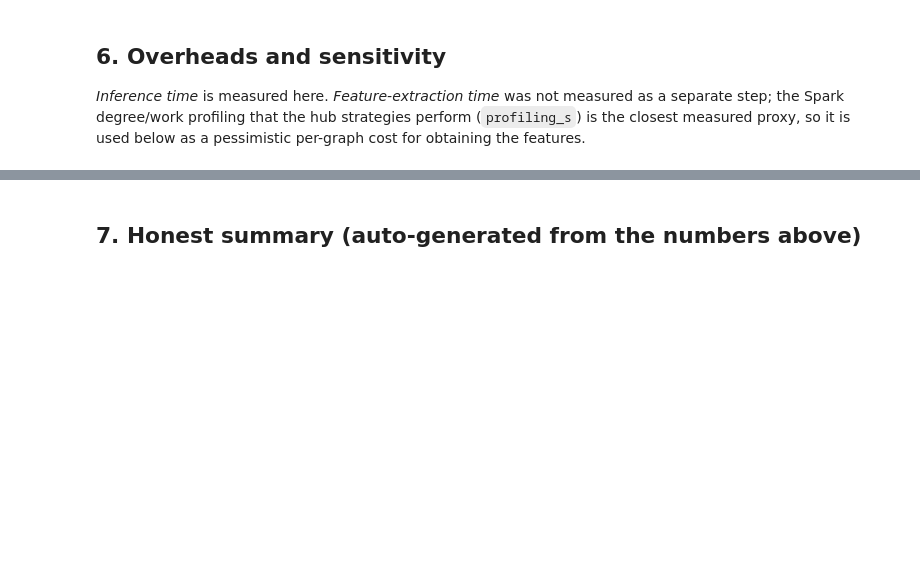
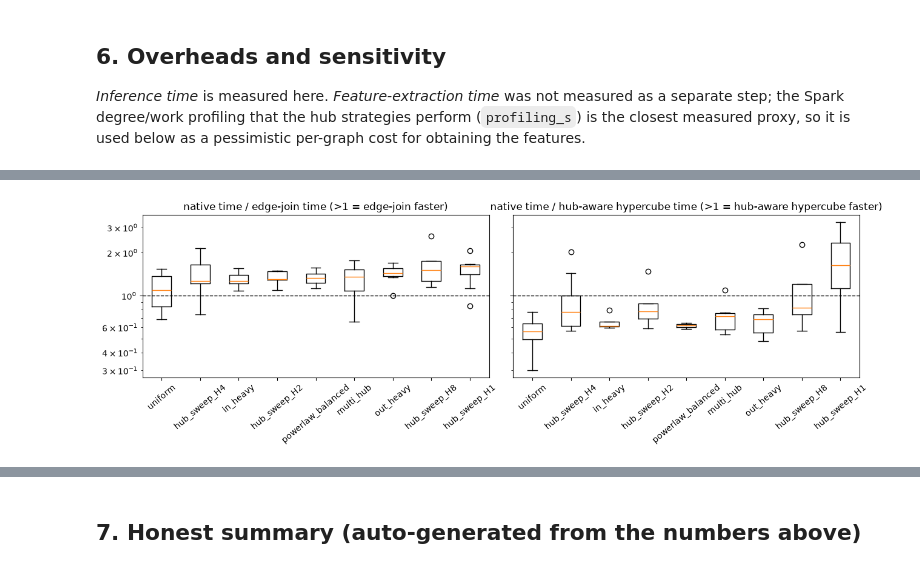
Before and after one commit to Harshil24Agrawal/big-data, a Jupyter notebook: notebooks/selector.ipynb, the cells around one changed output, grey strips where cells are left out. Cells and saved outputs as stored; diff of their text form; code cells hidden in the pictures; blank space fills up the shorter version.

```diff
--- a/notebooks/selector.ipynb
+++ b/notebooks/selector.ipynb
@@ -446,0 +514,11 @@ dtype: object
+# %%
+# (2) Speed-up of edge-join and hypercube over native, by structural group
+g = df.assign(ej_vs_native=T[:, 1] / T[:, 0], hc_vs_native=T[:, 1] / T[:, 2])
+order = g.groupby("group").ej_vs_native.median().sort_values().index
+fig, ax = plt.subplots(1, 2, figsize=(13, 4.3), sharey=True)
+for a, col, ttl in [(ax[0], "ej_vs_native", "edge-join"), (ax[1], "hc_vs_native", "hub-aware hypercube")]:
+    a.boxplot([g[g.group == k][col].values for k in order], tick_labels=list(order), vert=True, showfliers=True)
+    a.axhline(1, ls="--", c="k", lw=1); a.set_yscale("log"); a.set_title(f"native time / {ttl} time (>1 = {ttl} faster)"); a.tick_params(axis="x", rotation=40); a.grid(axis="y", alpha=.3)
+plt.tight_layout(); plt.savefig(f"{OUT}/speedup_by_group.png", dpi=130); plt.show()
+# %% [output]
+[figure, added]
```
Also changed, not shown: parts of 18 cells of this notebook, 12 other files.
